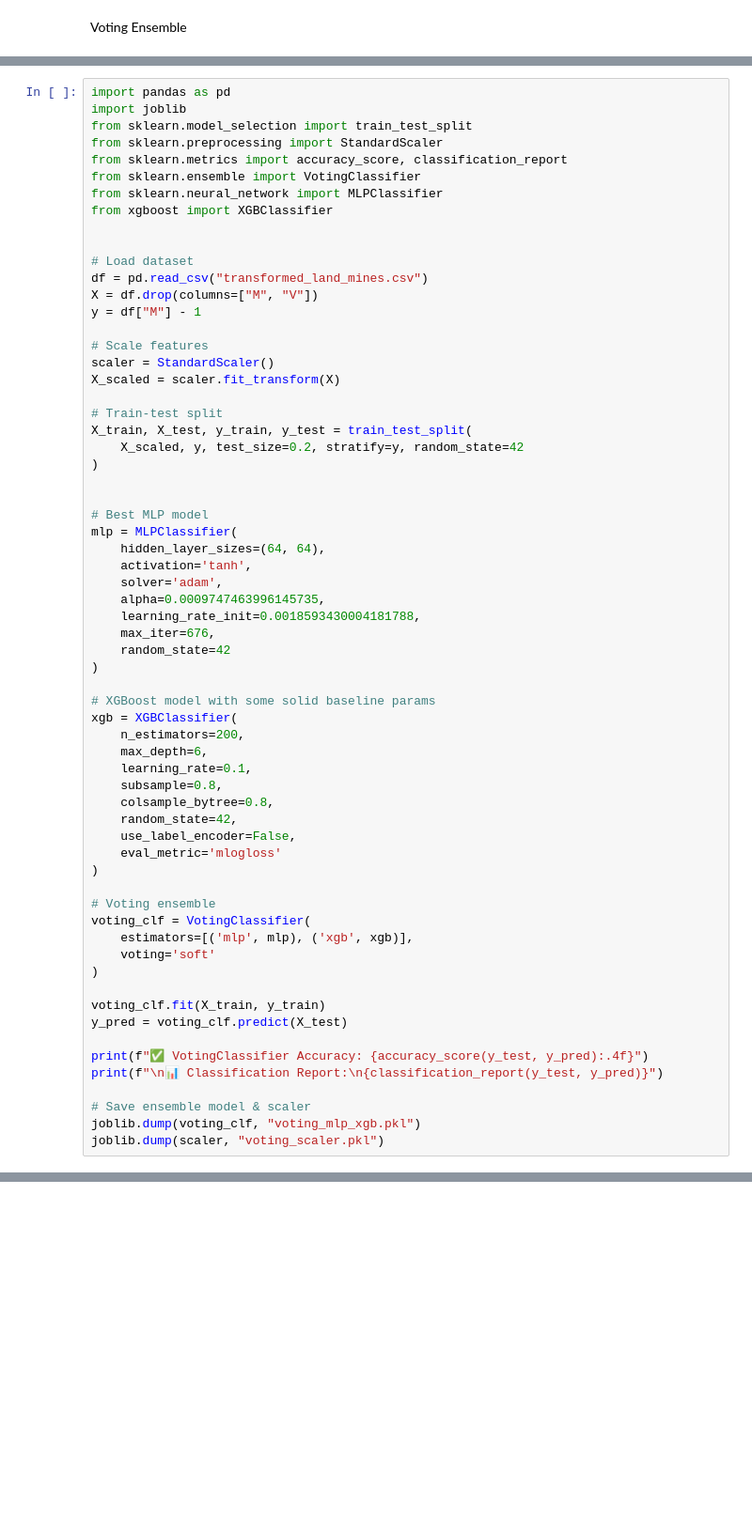
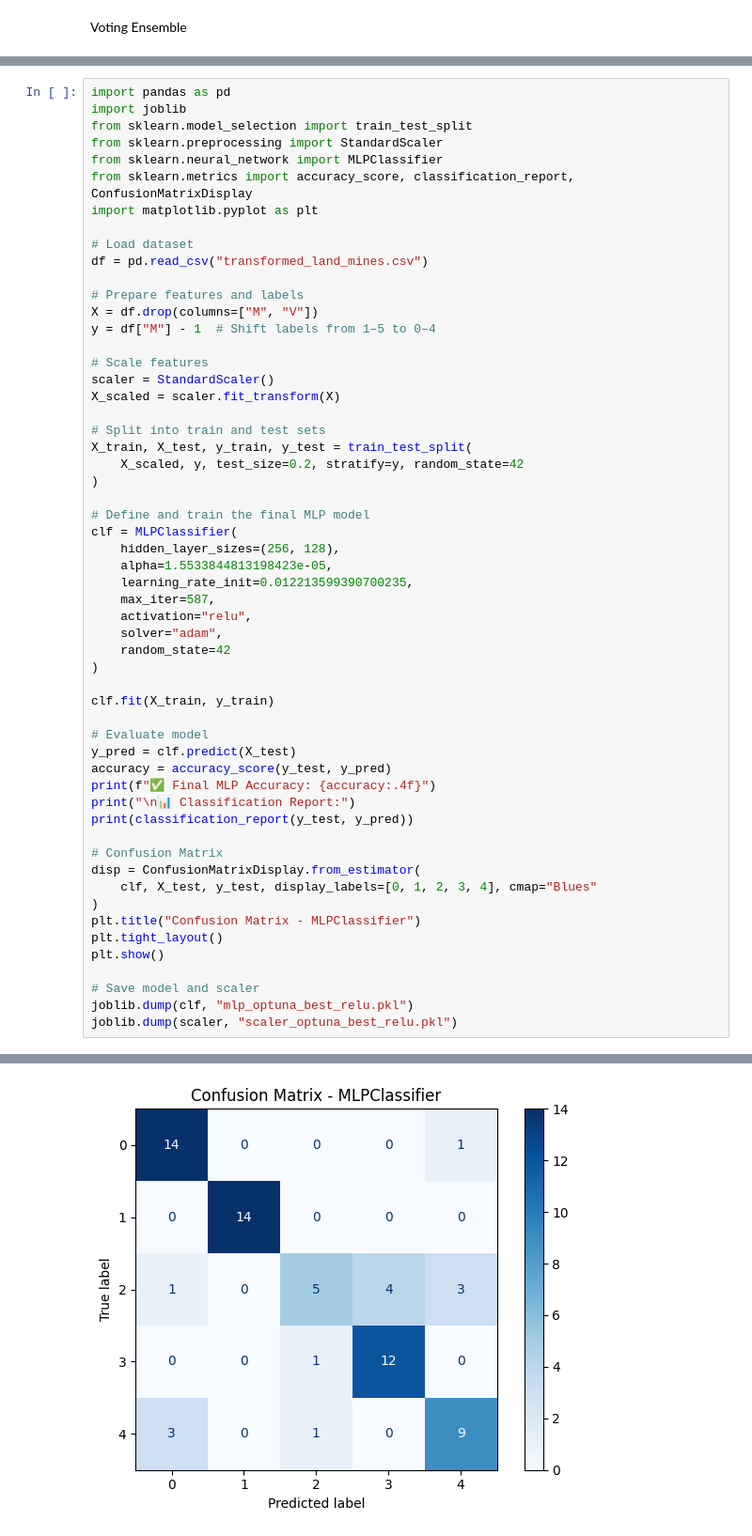
Before and after one commit to ParagEkbote/FDS_MiniProject, a Jupyter notebook: model_training.ipynb, the cells around one changed output, grey strips where cells are left out. Shown at 94% size. Cells and saved outputs as stored; diff of their text form; blank space fills up the shorter version.

```diff
--- a/model_training.ipynb
+++ b/model_training.ipynb
@@ -1882,63 +2432,55 @@ import pandas as pd
 import joblib
 from sklearn.model_selection import train_test_split
 from sklearn.preprocessing import StandardScaler
-from sklearn.metrics import accuracy_score, classification_report
-from sklearn.ensemble import VotingClassifier
 from sklearn.neural_network import MLPClassifier
-from xgboost import XGBClassifier
-
+from sklearn.metrics import accuracy_score, classification_report, ConfusionMatrixDisplay
+import matplotlib.pyplot as plt
 
 # Load dataset
 df = pd.read_csv("transformed_land_mines.csv")
+
+# Prepare features and labels
 X = df.drop(columns=["M", "V"])
-y = df["M"] - 1
+y = df["M"] - 1  # Shift labels from 1–5 to 0–4
 
 # Scale features
 scaler = StandardScaler()
 X_scaled = scaler.fit_transform(X)
 
-# Train-test split
+# Split into train and test sets
 X_train, X_test, y_train, y_test = train_test_split(
     X_scaled, y, test_size=0.2, stratify=y, random_state=42
 )
 
-
-# Best MLP model
-mlp = MLPClassifier(
-    hidden_layer_sizes=(64, 64),
-    activation='tanh',
-    solver='adam',
-    alpha=0.0009747463996145735,
-    learning_rate_init=0.0018593430004181788,
-    max_iter=676,
+# Define and train the final MLP model
+clf = MLPClassifier(
+    hidden_layer_sizes=(256, 128),
+    alpha=1.5533844813198423e-05,
+    learning_rate_init=0.012213599390700235,
+    max_iter=587,
+    activation="relu",
+    solver="adam",
     random_state=42
 )
 
-# XGBoost model with some solid baseline params
-xgb = XGBClassifier(
-    n_estimators=200,
-    max_depth=6,
-    learning_rate=0.1,
-    subsample=0.8,
-    colsample_bytree=0.8,
-    random_state=42,
-    use_label_encoder=False,
-    eval_metric='mlogloss'
+clf.fit(X_train, y_train)
+
+# Evaluate model
+y_pred = clf.predict(X_test)
+accuracy = accuracy_score(y_test, y_pred)
+print(f"✅ Final MLP Accuracy: {accuracy:.4f}")
+print("\n📊 Classification Report:")
+print(classification_report(y_test, y_pred))
+
+# Confusion Matrix
+disp = ConfusionMatrixDisplay.from_estimator(
+    clf, X_test, y_test, display_labels=[0, 1, 2, 3, 4], cmap="Blues"
 )
+plt.title("Confusion Matrix - MLPClassifier")
+plt.tight_layout()
+plt.show()
 
-# Voting ensemble
-voting_clf = VotingClassifier(
-    estimators=[('mlp', mlp), ('xgb', xgb)],
-    voting='soft'
-)
-
-voting_clf.fit(X_train, y_train)
-y_pred = voting_clf.predict(X_test)
-
-print(f"✅ VotingClassifier Accuracy: {accuracy_score(y_test, y_pred):.4f}")
-print(f"\n📊 Classification Report:\n{classification_report(y_test, y_pred)}")
-
-# Save ensemble model & scaler
-joblib.dump(voting_clf, "voting_mlp_xgb.pkl")
-joblib.dump(scaler, "voting_scaler.pkl")
+# Save model and scaler
+joblib.dump(clf, "mlp_optuna_best_relu.pkl")
+joblib.dump(scaler, "scaler_optuna_best_relu.pkl")
 # %% [output]
@@ -1947,0 +2501 @@ Parameters: { "use_label_encoder" } are not used.
+[figure, added]
```
Also changed, not shown: parts of 8 cells of this notebook.
